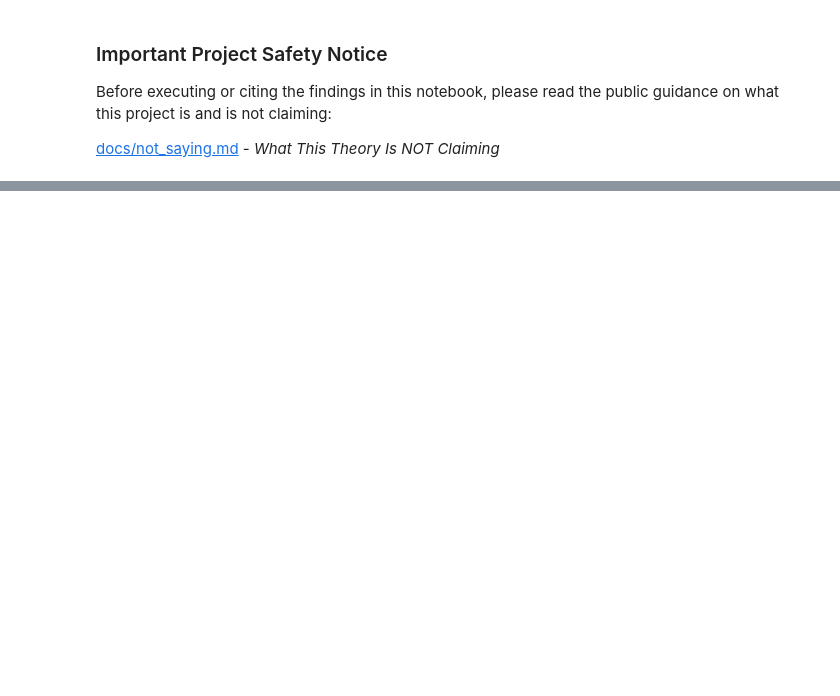
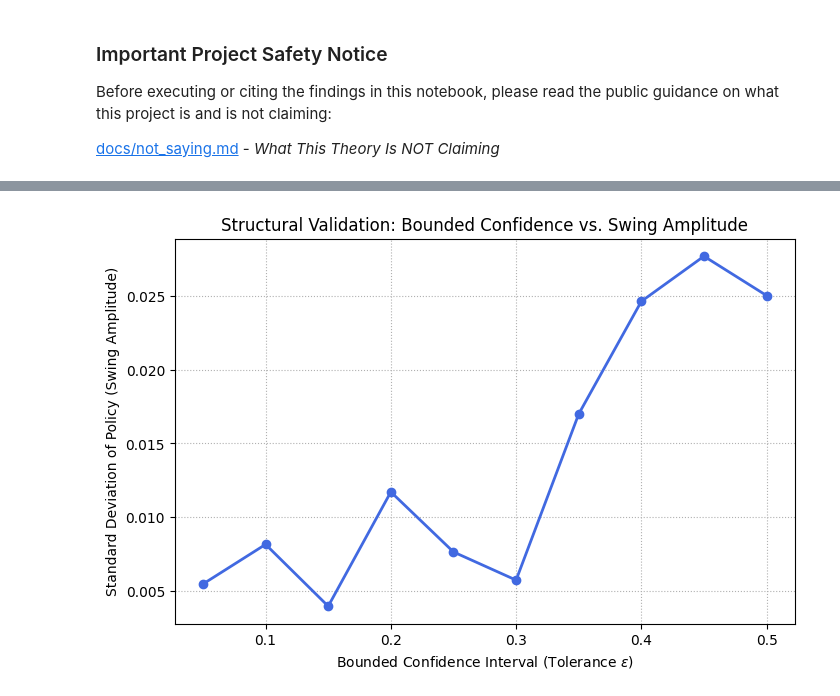
Before and after one commit to admiralorbiter/pendulum, a Jupyter notebook: notebooks/02_agent_based_model.ipynb, the cells around one changed output, grey strips where cells are left out. Saved outputs shown, nothing was run; the diff lists cells and outputs as text; code cells hidden in the pictures; blank space fills up the shorter version.

```diff
--- a/notebooks/02_agent_based_model.ipynb
+++ b/notebooks/02_agent_based_model.ipynb
@@ -46,0 +106,25 @@ class PendulumABM(mesa.Model):
+# %%
+# Sweep tolerance (epsilon)
+eps_range = np.linspace(0.05, 0.50, 10)
+amplitudes = []
+
+for eps in eps_range:
+    np.random.seed(42)
+    model_sweep = PendulumABM(N=150, network_type='small_world', tolerance=eps, tau=3, lambda_=0.25,
+                              alpha=0.15, beta=0.05, gamma=0.15, delta=0.25, phi=0.2, nu=0.04,
+                              omega=3.0, theta_mean=0.8, theta_inst=0.05)
+    for _ in range(200):
+        model_sweep.step()
+    df_sweep = model_sweep.datacollector.get_model_vars_dataframe()
+    p_last = df_sweep["Policy"].values[100:]  # analyze post-transient range
+    amplitudes.append(np.std(p_last))
+
+fig, ax = plt.subplots(figsize=(8, 5))
+ax.plot(eps_range, amplitudes, marker="o", color="royalblue", linewidth=2)
+ax.set_xlabel("Bounded Confidence Interval (Tolerance $\epsilon$)")
+ax.set_ylabel("Standard Deviation of Policy (Swing Amplitude)")
+ax.set_title("Structural Validation: Bounded Confidence vs. Swing Amplitude")
+ax.grid(True, linestyle=":")
+plt.show()
+# %% [output]
+[figure, added]
```
Also changed, not shown: parts of 12 cells of this notebook, 8 other files.
